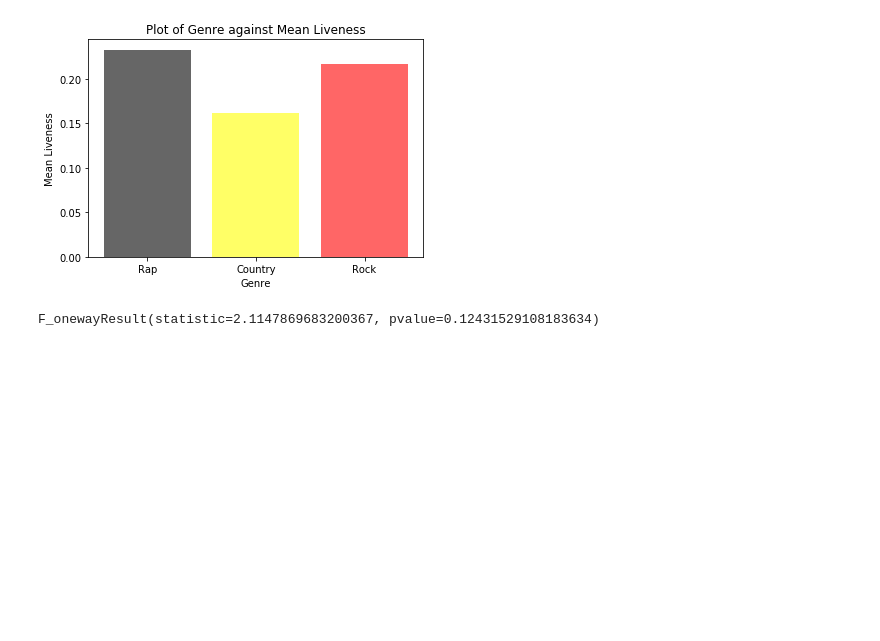
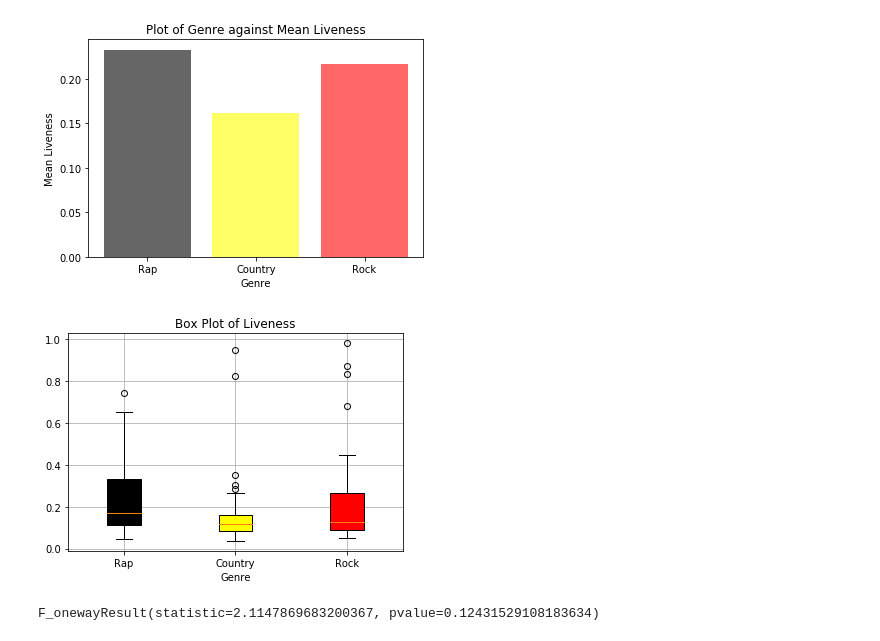
Before and after one commit to ESHORT1834/Spotify-Project, a Jupyter notebook: With Graph.ipynb, the cells around one changed output. Cells and saved outputs as stored; diff of their text form; code cells hidden in the pictures; blank space fills up the shorter version.

```diff
--- a/With Graph.ipynb
+++ b/With Graph.ipynb
@@ -405,6 +431,20 @@ plt.title('Plot of Genre against Mean Liveness')
 plt.show()
 # %% [output]
 [figure]
+# %%
+live_plot = [g_rap['liveness'],g_country['liveness'],g_rock['liveness']]
+box = plt.boxplot(live_plot, patch_artist=True)
+plt.xlabel('Genre')
+plt.xticks([1, 2, 3], ['Rap', 'Country', 'Rock'])
+plt.grid()
+
+# add labels to plot
+plt.title('Box Plot of Liveness')
+
+for patch, color in zip(box['boxes'], colors):
+    patch.set_facecolor(color)
+# %% [output]
+[figure, added]
 # %%
 #Anova test for Liveness
 #not statistically significant
```
Also changed, not shown: parts of 3 cells of this notebook.
